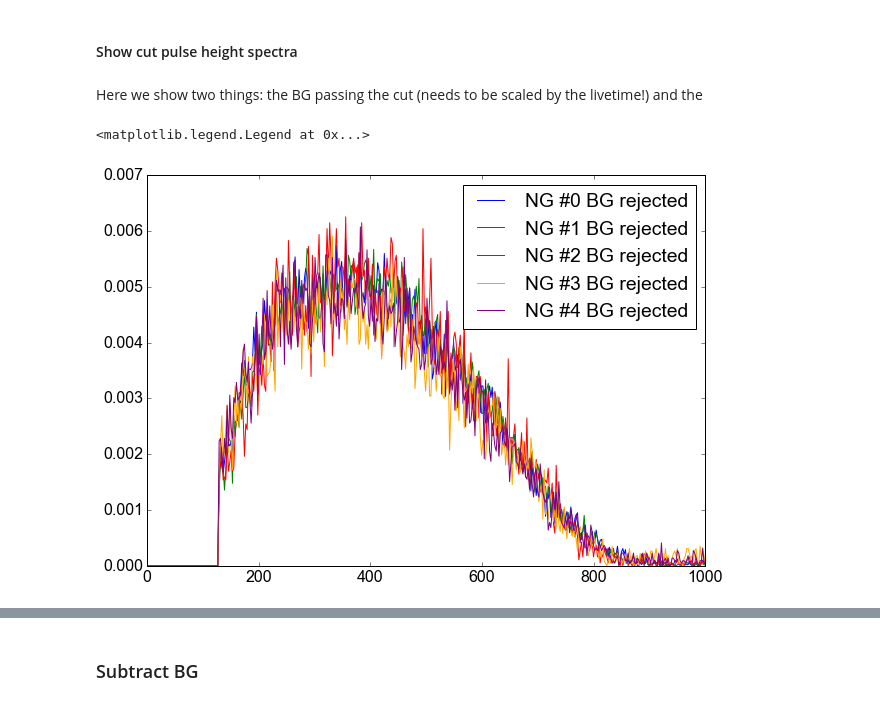
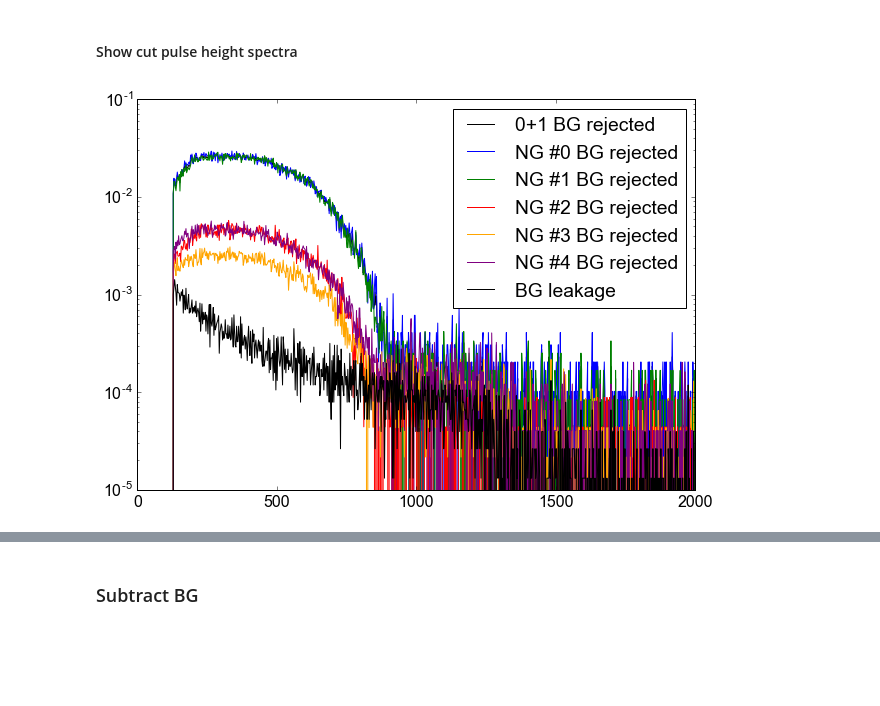
Before and after one commit to XENON1T/PTB, a Jupyter notebook: 03_2d_spectra.ipynb, the cells around one changed output, grey strips where cells are left out. Cells and saved outputs as stored; diff of their text form; code cells hidden in the pictures; blank space fills up the shorter version.

```diff
--- a/03_2d_spectra.ipynb
+++ b/03_2d_spectra.ipynb
@@ -147,7 +151,7 @@ plt.show()
 # %%
 # Now plot the spectra again, but include with correct x scale and the Compton edge energy
 my_colors = ['blue', 'green', 'red']
-for filename, label, color in zip(cal_filenames_0, cal_labels_0, my_colors):
+for filename, label, color in zip(cal_filenames, cal_labels, my_colors):
     line_n = find_line_start(filename, '[DATA')
     spec = get_spectrum(filename, line_n)
     plt.plot(e_scale,spec,linestyle='steps', label=label, color=color)
@@ -190,7 +194,7 @@ Selected Andreas' energy scale!
 # %%
 # NG data
 spec2d_list = []
-for ng_filename in ng_filenames_0:
+for ng_filename in ng_filenames:
     line_n = find_line_start(ng_filename,'[CDAT2')
     spec2d_raw = get_spectrum(ng_filename, line_n)
     spec2d = np.reshape(spec2d_raw, (1024,4096))
@@ -213,13 +217,13 @@ plt.figure(figsize=(17,7))
 for i, spec in enumerate(spec2d_list):
     if scale_it:
         #norm_fac = 1./np.sum(spec)
-        norm_fac = 1/ng_livetimes_0[i]
+        norm_fac = 1/ng_livetimes[i]
     else:
         norm_fac = 1.
     plt.plot(norm_fac*np.sum(spec, axis=0), label='Meas. # %d' % i)
 
 if scale_it:
-    norm_fac = 1./(ng_livetimes_0[0] + ng_livetimes_0[1])
+    norm_fac = 1./(fg_livetime)
 else:
     norm_fac = 1.
 plt.plot(norm_fac*np.sum(spec2d, axis=0), label='Combined 0 and 1')
@@ -237,7 +241,7 @@ plt.show()
 # %%
 # BG data
 spec2d_bg_list = []
-for bg_filename in bg_filenames_0:
+for bg_filename in bg_filenames:
     line_n = find_line_start(bg_filename,'[CDAT2')
     spec2d_raw = get_spectrum(bg_filename, line_n)
     spec2d_bg = np.reshape(spec2d_raw, (1024,4096))
@@ -424,19 +490,17 @@ bg_disc = 1/sum(bg_livetimes_0)*np.sum(cut_hist2d(spec2d_bg, cut.f_cut), axis=0)
 # %% [markdown]
 #### Show cut pulse height spectra
-# %% [markdown]
-Here we show two things: the BG passing the cut (needs to be scaled by the livetime!) and the
 # %%
-plt.plot(e_scale, 1/sum(fg_0_disc[0:2000])*fg_0_disc, color='blue', label='NG #0 BG rejected')
-plt.plot(e_scale, 1/sum(fg_1_disc[0:2000])*fg_1_disc, color='green', label='NG #1 BG rejected')
-plt.plot(e_scale, 1/sum(fg_2_disc[0:2000])*fg_2_disc, color='red', label='NG #2 BG rejected')
-plt.plot(e_scale, 1/sum(fg_3_disc[0:2000])*fg_3_disc, color='orange', label='NG #3 BG rejected')
-plt.plot(e_scale, 1/sum(fg_4_disc[0:2000])*fg_4_disc, color='purple', label='NG #4 BG rejected')
-#plt.plot(e_scale, bg_disc, color='black', label='BG leakage')
+plt.plot(e_scale, fg_disc, color='black',  label='0+1 BG rejected')
+plt.plot(e_scale, fg_0_disc, color='blue', label='NG #0 BG rejected')
+plt.plot(e_scale, fg_1_disc, color='green', label='NG #1 BG rejected')
+plt.plot(e_scale, fg_2_disc, color='red', label='NG #2 BG rejected')
+plt.plot(e_scale, fg_3_disc, color='orange', label='NG #3 BG rejected')
+plt.plot(e_scale, fg_4_disc, color='purple', label='NG #4 BG rejected')
+plt.plot(e_scale, bg_disc, color='black', label='BG leakage')
 
-plt.xlim(0,1000)
-plt.ylim(0,0.007)
+plt.xlim(0,2000)
+#plt.ylim(0,0.007)
 plt.legend()
-#plt.yscale('log')
+plt.yscale('log')
 # %% [output]
-<matplotlib.legend.Legend at 0x...>
-[figure, old version]
+[figure, new version]
```
Also changed, not shown: parts of 21 cells of this notebook.
